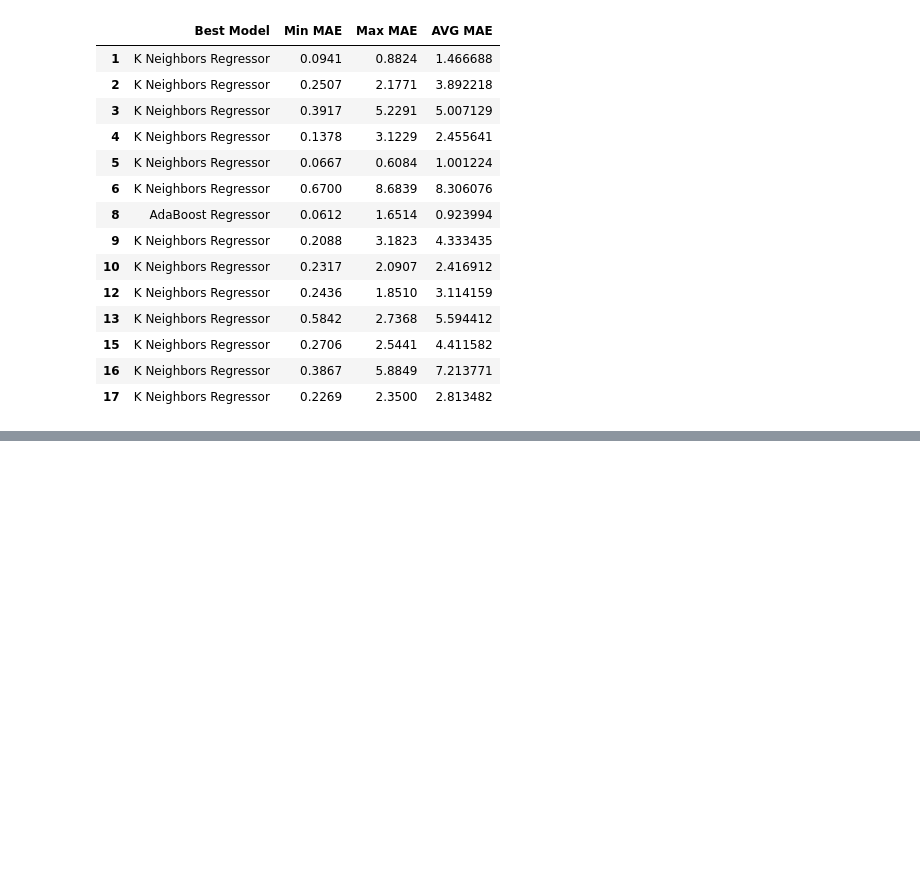
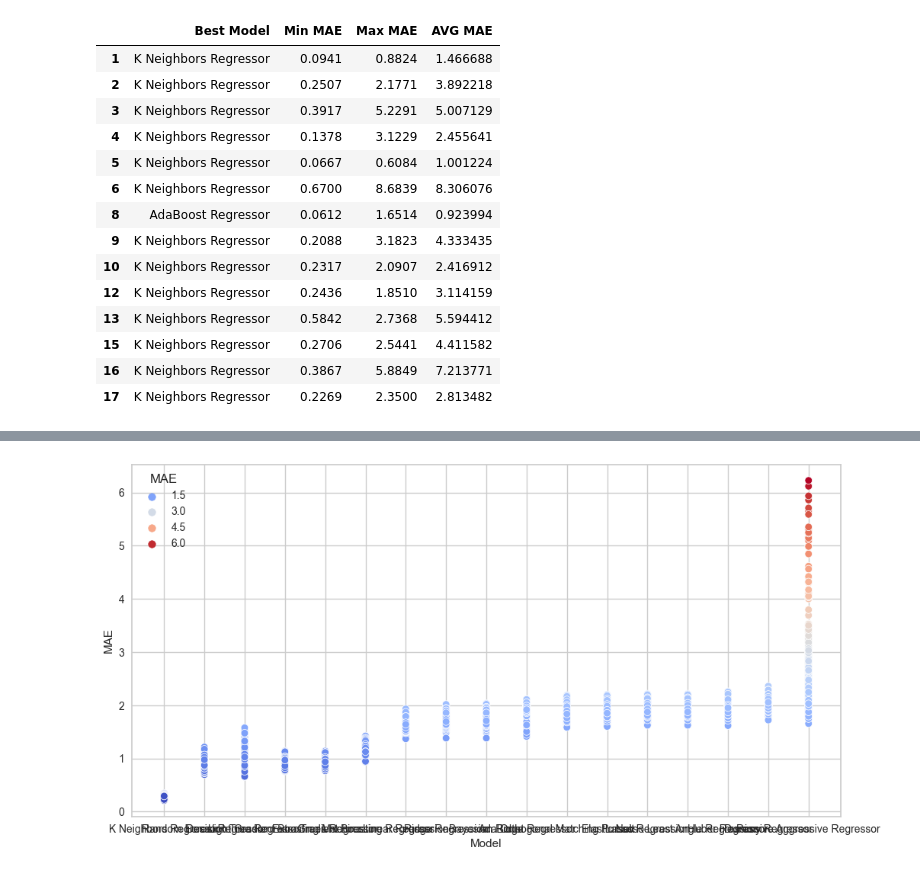
Before and after one commit to fmegahed/shoulder_fatigue_modeling, a Jupyter notebook: analysis.ipynb, the cells around one changed output, grey strips where cells are left out. Cells and saved outputs as stored; diff of their text form; code cells hidden in the pictures; blank space fills up the shorter version.

```diff
--- a/analysis.ipynb
+++ b/analysis.ipynb
@@ -573,0 +618,18 @@ for g in group_arr:
+# %%
+g = sns.scatterplot(data=df_t_g, x='Model', y='MAE', hue='MAE', palette='coolwarm')
+
+# Set the size and aspect ratio of the graph
+g.figure.set_size_inches(12, 6)
+
+# Determine the three quantiles to display on graph
+quantile_set = [0, 0.5, 1]
+
+# Filter the quantiles for each sensor
+# quantiles = df_t_g.groupby('Model')['MAE'].quantile(quantile_set).reset_index()
+
+# Plot the quantiles as points on the scatterplot
+# g.scatter(quantiles.loc[quantiles['level_1'] == quantile_set[0], 'MAE'], quantiles.loc[quantiles['level_1'] == quantile_set[0], 'Model'], color='g', marker='o')
+# g.scatter(quantiles.loc[quantiles['level_1'] == quantile_set[1], 'MAE'], quantiles.loc[quantiles['level_1'] == quantile_set[1], 'Model'], color='g', marker='o')
+# g.scatter(quantiles.loc[quantiles['level_1'] == quantile_set[2], 'MAE'], quantiles.loc[quantiles['level_1'] == quantile_set[2], 'Model'], color='g', marker='o')
+# %% [output]
+[figure, added]
```
Also changed, not shown: parts of 14 cells of this notebook, 1 other file.
